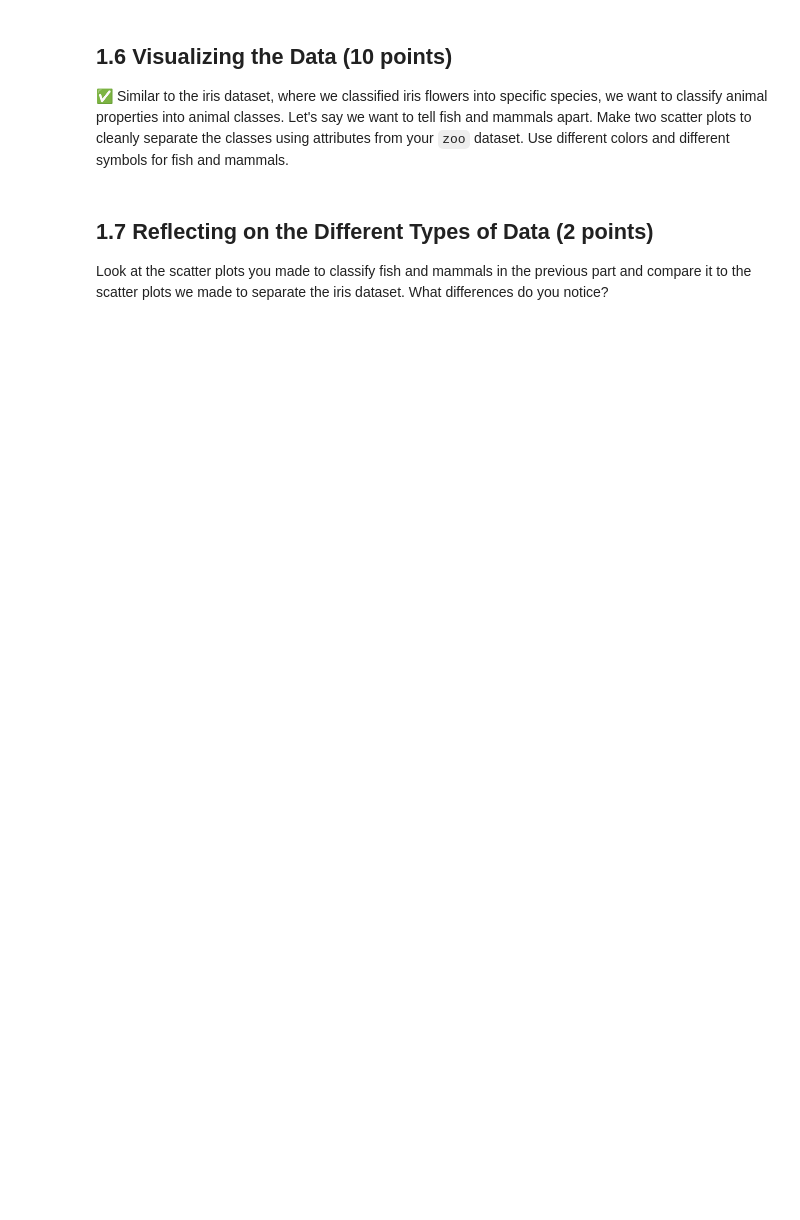
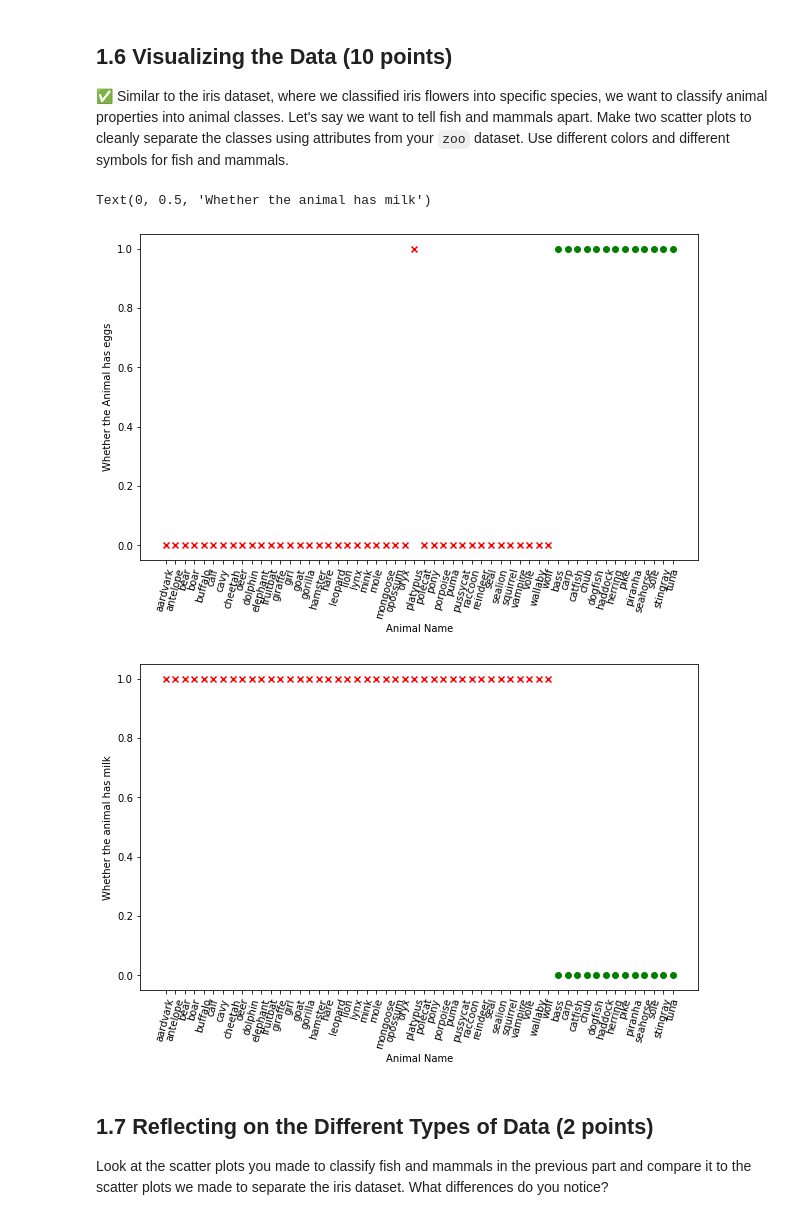
Before and after one commit to elsadeki/cmse202-s23-turnin, a Jupyter notebook: hw2/HW-02_PandasAndObjects-Ibrahim.ipynb, the cells around one changed output. Drawn from its saved outputs; the diff is of its cells as text; code cells hidden in the pictures; blank space fills up the shorter version.

```diff
--- a/hw2/HW-02_PandasAndObjects-Ibrahim.ipynb
+++ b/hw2/HW-02_PandasAndObjects-Ibrahim.ipynb
@@ -83,6 +93,9 @@ Look at both datasets (`class.csv`, `zoo.csv`). Describe the contents of both da
 &#9989; Use pandas to read in the `zoo.csv` and `class.csv` files into DataFrames.
 # %%
 #Write code here
+import pandas as pd
+zoo_data = pd.read_csv("zoo.csv")
+class_data = pd.read_csv("class.csv")
 # %% [markdown]
 ## Part 1.5 Counting Classes (2 Points).
 
@@ -95,6 +129,26 @@ Look back in the PCA/ICA and see how we used `groupby` to find the number of Iri
 &#9989; Similar to the iris dataset, where we classified iris flowers into specific species, we want to classify animal properties into animal classes. Let's say we want to tell fish and mammals apart. Make two scatter plots to cleanly separate the classes using attributes from your `zoo` dataset. Use different colors and different symbols for fish and mammals.
 # %%
 #Write your code here
+import matplotlib.pyplot as plt
+fish_and_mammals = zoo_data[(zoo_data["class_type"] == 1) | (zoo_data["class_type"]==4)]
+mammals = zoo_data[(zoo_data["class_type"] == 1)]
+fish = zoo_data[(zoo_data["class_type"] == 4)]
+plt.figure(figsize=(10, 6))
+plt.scatter(mammals["animal_name"], mammals["eggs"], marker = "x", color = "r")
+plt.scatter(fish["animal_name"], fish["eggs"], marker = "o", color = "g")
+plt.xticks(rotation = 75);
+plt.xlabel("Animal Name")
+plt.ylabel("Whether the Animal has eggs")
+plt.figure(figsize=(10, 6))
+plt.scatter(mammals["animal_name"], mammals["milk"], marker = "x", color = "r")
+plt.scatter(fish["animal_name"], fish["milk"], marker = "o", color = "g")
+plt.xticks(rotation = 75);
+plt.xlabel("Animal Name")
+plt.ylabel("Whether the animal has milk")
+# %% [output]
+Text(0, 0.5, 'Whether the animal has milk')
+[figure, added]
+[figure, added]
 # %% [markdown]
 ## 1.7 Reflecting on the Different Types of Data (2 points)
 
```
Also changed, not shown: parts of 9 cells of this notebook.
